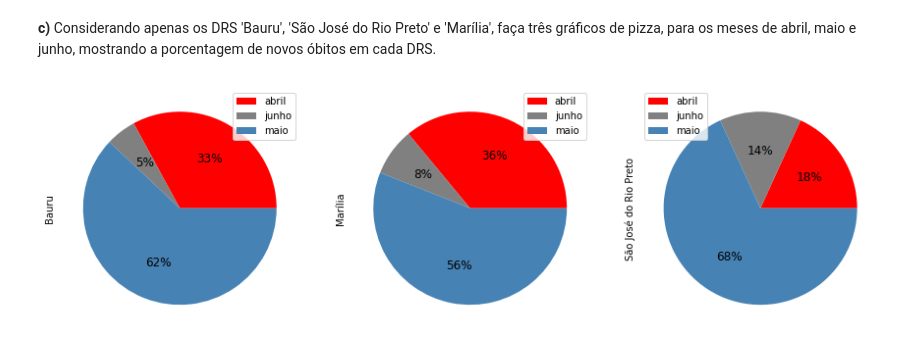
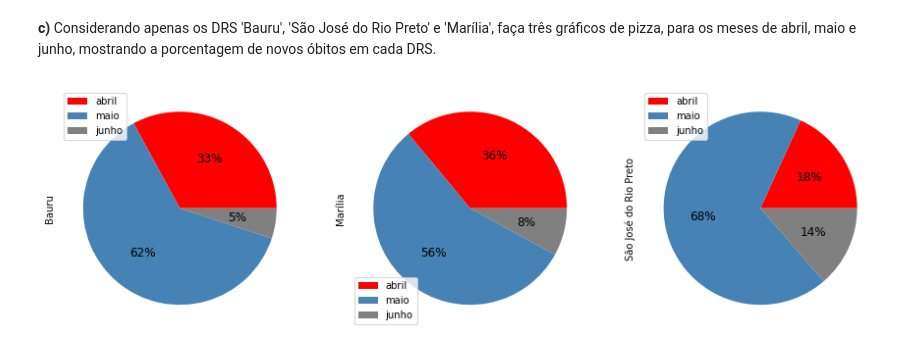
Before and after one commit to saulzera/LetsCode_Exercicios_Modulo_V, a Jupyter notebook: Aula 1 - Exercícios.ipynb, the cells around one changed output. Saved outputs shown, nothing was run; the diff lists cells and outputs as text; code cells hidden in the pictures.

```diff
--- a/Aula 1 - Exercícios.ipynb
+++ b/Aula 1 - Exercícios.ipynb
@@ -190,15 +190,15 @@ plt.plot()
 # %% [markdown]
 **c)** Considerando apenas os DRS 'Bauru', 'São José do Rio Preto' e 'Marília', faça três gráficos de pizza, para os meses de abril, maio e junho, mostrando a porcentagem de novos óbitos em cada DRS.
 # %%
-dfg_trim = dfg[(dfg['mês'] == 'abril') | (dfg['mês'] == 'maio') | (dfg['mês'] == 'junho')]
+df_agrupado_seg_trimestre = df_agrupado[(df_agrupado['mês'] == 'abril') | (df_agrupado['mês'] == 'maio') | (df_agrupado['mês'] == 'junho')]
 # %%
-pizza = dfg_trim[
-         (dfg_trim['nome_drs'] == 'Bauru') |
-         (dfg_trim['nome_drs'] == 'São José do Rio Preto') |
-         (dfg_trim['nome_drs'] == 'Marília')
+pizza = df_agrupado_seg_trimestre[
+         (df_agrupado_seg_trimestre['nome_drs'] == 'Bauru') |
+         (df_agrupado_seg_trimestre['nome_drs'] == 'São José do Rio Preto') |
+         (df_agrupado_seg_trimestre['nome_drs'] == 'Marília')
         ].pivot(index='mês', columns='nome_drs', values='obitos_novos')
 pizza.plot(kind='pie', subplots=True, figsize=(15,12), autopct='%1.0f%%',
-           fontsize=12, labeldistance=None, colors=['red',  'gray', 'steelblue'])
+           fontsize=12, labeldistance=None, colors=['red',  'steelblue', 'gray'])
 plt.show()
 # %% [output]
-[figure, old version]
+[figure, new version]
```
